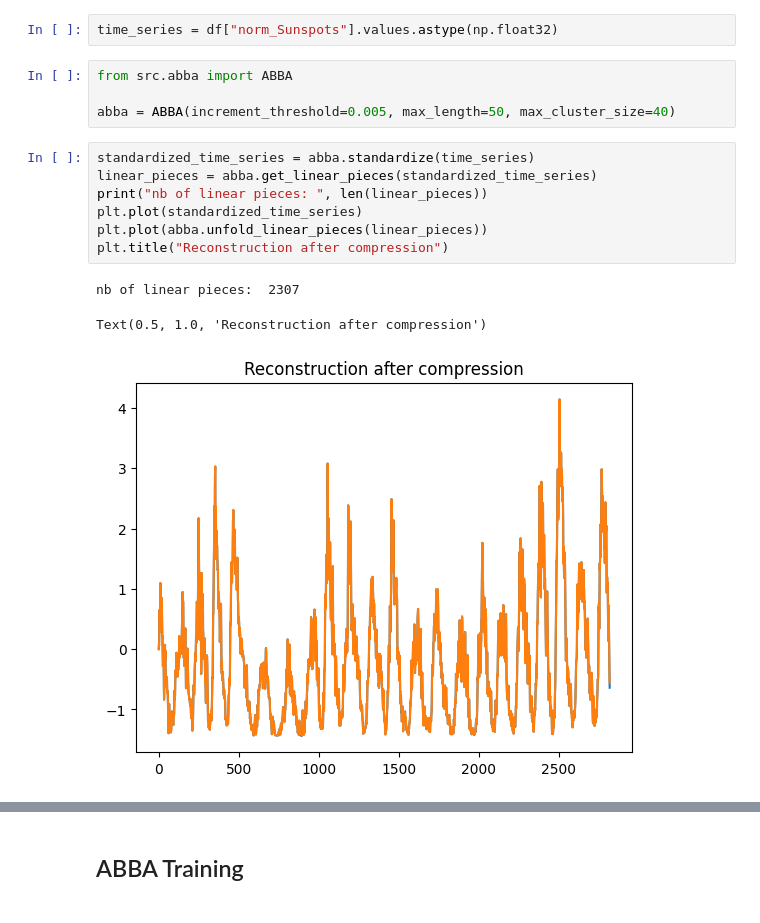
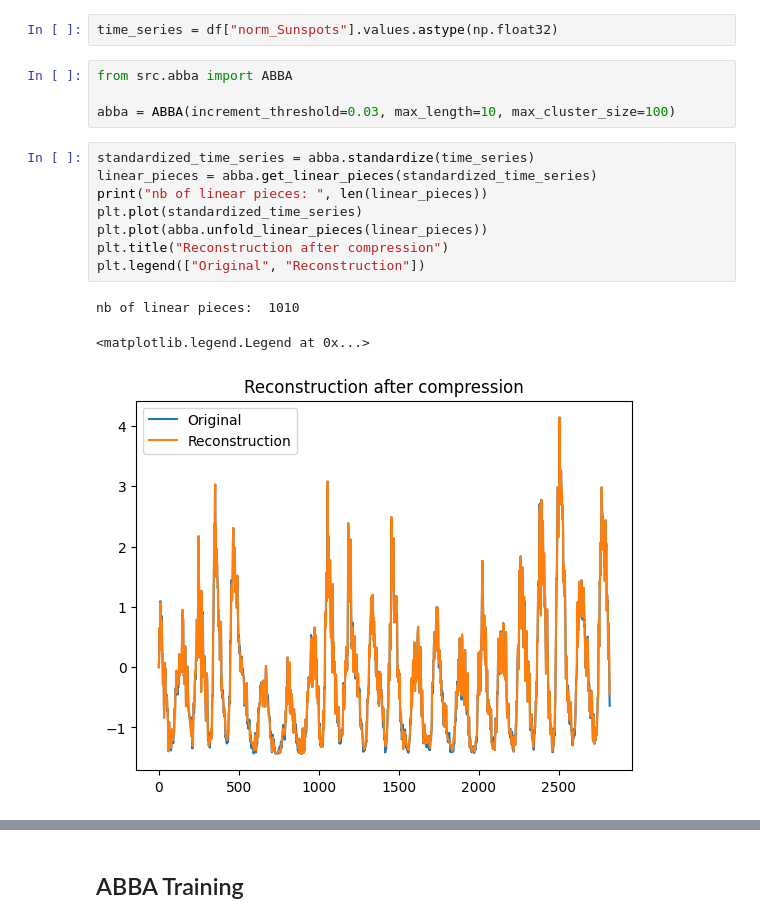
Before and after one commit to clementw168/abba-lstm, a Jupyter notebook: main.ipynb, the cells around one changed output, grey strips where cells are left out. Drawn from its saved outputs; the diff is of its cells as text.

```diff
--- a/main.ipynb
+++ b/main.ipynb
@@ -150,18 +150,19 @@ time_series = df["norm_Sunspots"].values.astype(np.float32)
 # %%
 from src.abba import ABBA
 
-abba = ABBA(increment_threshold=0.005, max_length=50, max_cluster_size=40)
+abba = ABBA(increment_threshold=0.03, max_length=10, max_cluster_size=100)
 # %%
 standardized_time_series = abba.standardize(time_series)
 linear_pieces = abba.get_linear_pieces(standardized_time_series)
 print("nb of linear pieces: ", len(linear_pieces))
 plt.plot(standardized_time_series)
 plt.plot(abba.unfold_linear_pieces(linear_pieces))
 plt.title("Reconstruction after compression")
+plt.legend(["Original", "Reconstruction"])
 # %% [output]
-nb of linear pieces:  2307
+nb of linear pieces:  1010
-Text(0.5, 1.0, 'Reconstruction after compression')
+<matplotlib.legend.Legend at 0x...>
-[figure, old version]
+[figure, new version]
 # %%
 labels, _, _ = abba.learn_transform(standardized_time_series)
 string_representation = abba.apply_transform_to_str(standardized_time_series)
```
Also changed, not shown: parts of 10 cells of this notebook, 1 other file.
